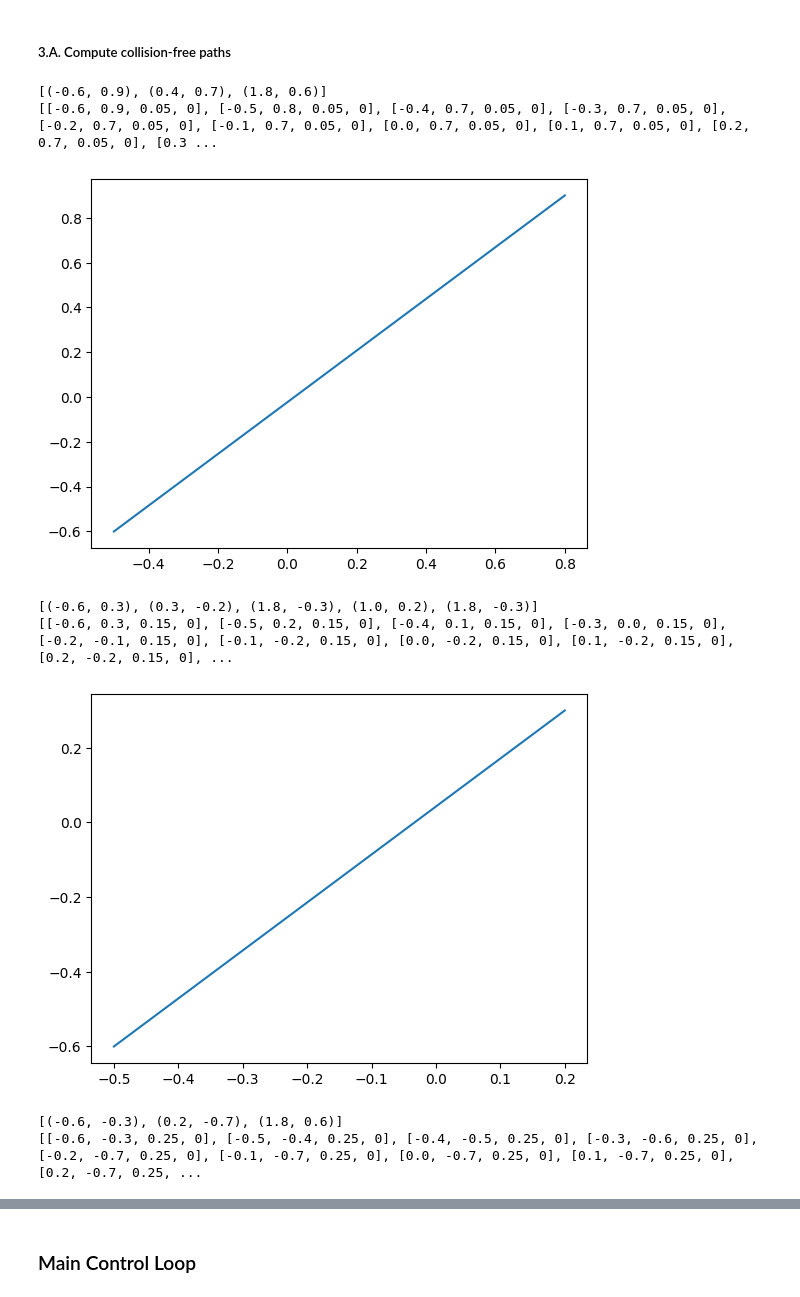
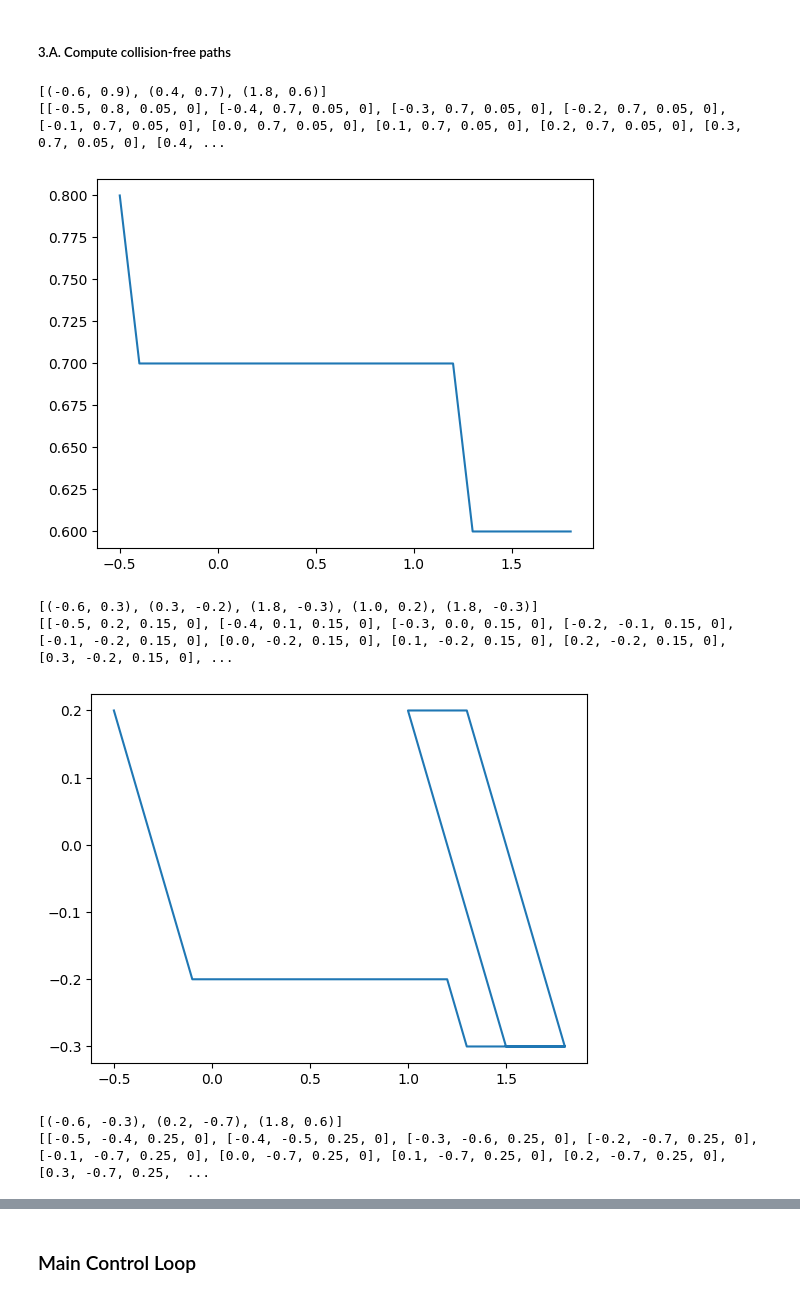
Before and after one commit to Olin-RoboSys/multi-agent-coordination-project-grant-kate, a Jupyter notebook: main.ipynb, the cells around one changed output, grey strips where cells are left out. Drawn from its saved outputs; the diff is of its cells as text; code cells hidden in the pictures.

```diff
--- a/main.ipynb
+++ b/main.ipynb
@@ -233,39 +233,42 @@ for agent_instance in agent_list:
 
     ag_path = []
     for i in range(len(agent_pois) - 1):
         x1 = int(agent_pois[i][0] * 10 + 9)
         x2 = int(agent_pois[i+1][0] * 10 + 9)
         y1 = int(agent_pois[i][1] * 10 + 9)
         y2 = int(agent_pois[i+1][1] * 10 + 9)
-        ag_path += astar((y1, x1), (y2, x2), ag_map)
+        ag_path += astar((y1, x1), (y2, x2), ag_map)[1:]
 
     path_2D = transform_path(ag_path)
 
     path_3D = []
     for point in path_2D:
         path_3D.append([point[1], point[0], hover_height, 0])
 
     agent_list[agent_instance]._trajectory = path_3D
 
     print(agent_list[agent_instance]._trajectory)
 
     hover_height += .1
     hover_height = round(hover_height, 2)
 
-    plt.plot(path_2D[1], path_2D[0])
+    xs = [x[1] for x in path_2D]
+    ys = [x[0] for x in path_2D]
+
+    plt.plot(xs, ys)
     plt.show()
 
 
 
 # -----------------------------
 # Plotter
 # sim.init_plot()
 # %% [output]
 [(-0.6, 0.9), (0.4, 0.7), (1.8, 0.6)]
-[[-0.6, 0.9, 0.05, 0], [-0.5, 0.8, 0.05, 0], [-0.4, 0.7, 0.05, 0], [-0.3, 0.7, 0.05, 0], [-0.2, 0.7, 0.05, 0], [-0.1, 0.7, 0.05, 0], [0.0, 0.7, 0.05, 0], [0.1, 0.7, 0.05, 0], [0.2, 0.7, 0.05, 0], [0.3 ...
+[[-0.5, 0.8, 0.05, 0], [-0.4, 0.7, 0.05, 0], [-0.3, 0.7, 0.05, 0], [-0.2, 0.7, 0.05, 0], [-0.1, 0.7, 0.05, 0], [0.0, 0.7, 0.05, 0], [0.1, 0.7, 0.05, 0], [0.2, 0.7, 0.05, 0], [0.3, 0.7, 0.05, 0], [0.4, ...
-[figure, old version]
+[figure, new version]
 [(-0.6, 0.3), (0.3, -0.2), (1.8, -0.3), (1.0, 0.2), (1.8, -0.3)]
-[[-0.6, 0.3, 0.15, 0], [-0.5, 0.2, 0.15, 0], [-0.4, 0.1, 0.15, 0], [-0.3, 0.0, 0.15, 0], [-0.2, -0.1, 0.15, 0], [-0.1, -0.2, 0.15, 0], [0.0, -0.2, 0.15, 0], [0.1, -0.2, 0.15, 0], [0.2, -0.2, 0.15, 0], ...
+[[-0.5, 0.2, 0.15, 0], [-0.4, 0.1, 0.15, 0], [-0.3, 0.0, 0.15, 0], [-0.2, -0.1, 0.15, 0], [-0.1, -0.2, 0.15, 0], [0.0, -0.2, 0.15, 0], [0.1, -0.2, 0.15, 0], [0.2, -0.2, 0.15, 0], [0.3, -0.2, 0.15, 0], ...
-[figure, old version]
+[figure, new version]
 [(-0.6, -0.3), (0.2, -0.7), (1.8, 0.6)]
-[[-0.6, -0.3, 0.25, 0], [-0.5, -0.4, 0.25, 0], [-0.4, -0.5, 0.25, 0], [-0.3, -0.6, 0.25, 0], [-0.2, -0.7, 0.25, 0], [-0.1, -0.7, 0.25, 0], [0.0, -0.7, 0.25, 0], [0.1, -0.7, 0.25, 0], [0.2, -0.7, 0.25, ...
+[[-0.5, -0.4, 0.25, 0], [-0.4, -0.5, 0.25, 0], [-0.3, -0.6, 0.25, 0], [-0.2, -0.7, 0.25, 0], [-0.1, -0.7, 0.25, 0], [0.0, -0.7, 0.25, 0], [0.1, -0.7, 0.25, 0], [0.2, -0.7, 0.25, 0], [0.3, -0.7, 0.25,  ...
```
Also changed, not shown: parts of 2 cells of this notebook, 2 other files.
